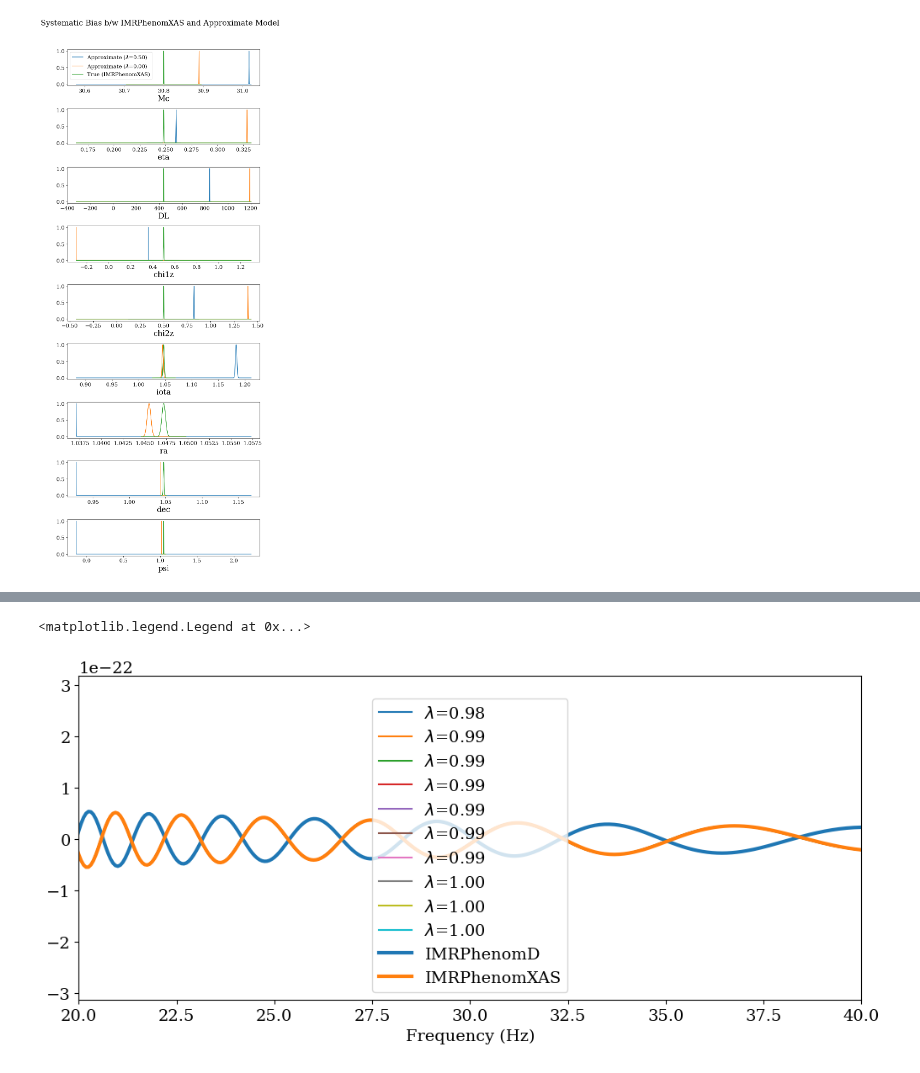
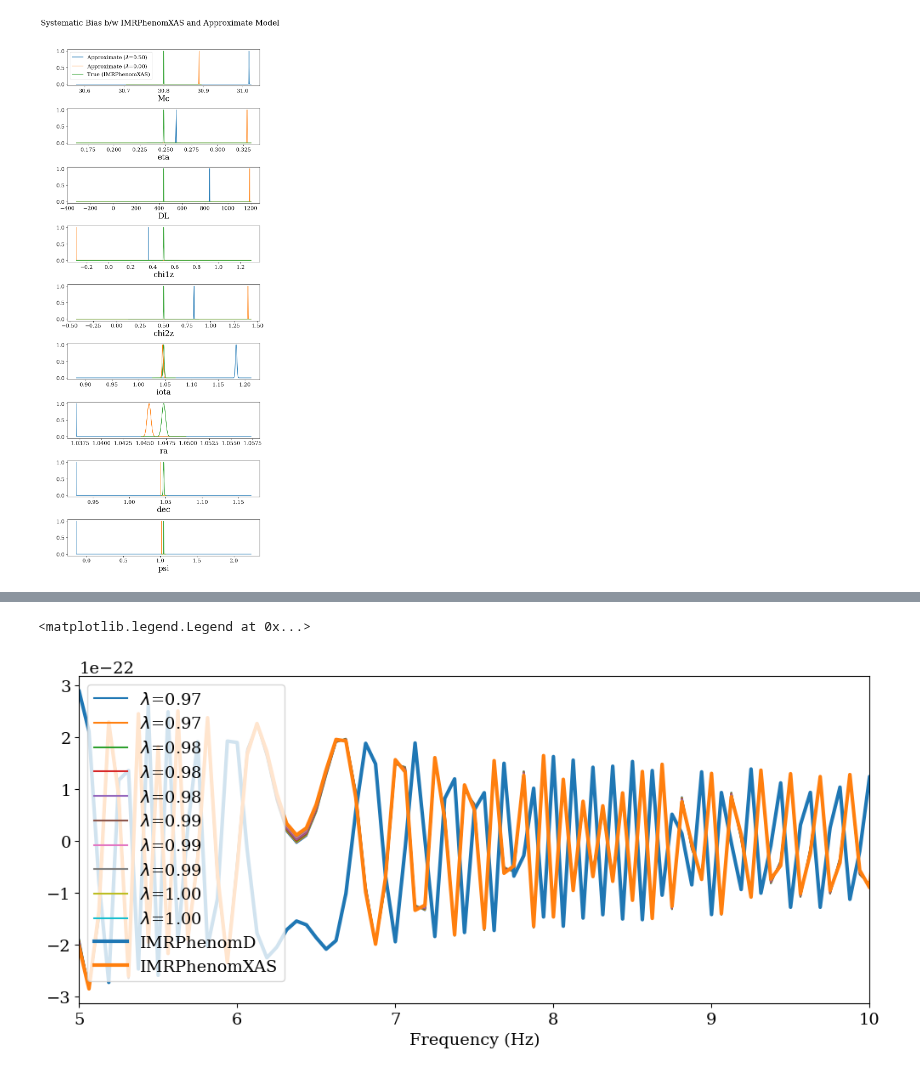
Before and after one commit to veome22/hybrid_waveforms, a Jupyter notebook: gwbench_dev_bias_calc.ipynb, the cells around one changed output, grey strips where cells are left out. Drawn from its saved outputs; the diff is of its cells as text; code cells hidden in the pictures.

Commit message:
Updated gw150914 plots

```diff
--- a/gwbench_dev_bias_calc.ipynb
+++ b/gwbench_dev_bias_calc.ipynb
@@ -71,8 +73,8 @@ def get_network_response(inj_params, network_spec = ['aLIGO_H','aLIGO_L','aLIGO_
     # # covariance matrices, error estimates, and inversion errors
     net.calc_errors(cond_sup=cond_num)
 
-    # # calculate the 90%-credible sky area (in deg)
-    # net.calc_sky_area_90()
+    wf_true = wfc.Waveform(wf_model_name = 'lal_bbh', wf_other_var_dic = {'approximant': 'IMRPhenomXAS'})
+    net.calc_cutler_vallisneri_bias(wf=wf_true)
 
     return net
 # %% [markdown]
@@ -278,7 +277,6 @@ def get_hybrid_network_response(inj_params, network_spec = ['aLIGO_H','aLIGO_L',
 
     # choose the desired waveform
     wf_model_name =  'lal_hybrid_bbh'
-    user_waveform = 'lal_hybrid_bbh_np'
     # pass the chosen waveform to the network for initialization
     net.set_wf_vars(wf_model_name, wf_other_var_dic = {'approximant1': approximant1,
                                                        'approximant2': approximant2
@@ -325,21 +323,22 @@ def get_hybrid_network_response(inj_params, network_spec = ['aLIGO_H','aLIGO_L',
     # # calculate the 90%-credible sky area (in deg)
     # net.calc_sky_area_90()
 
+    # compute the cutler-vallisneri bias with respect to the approximant1 waveform model
     wf_true = wfc.Waveform(wf_model_name = 'lal_bbh', wf_other_var_dic = {'approximant': approximant1})
     net.calc_cutler_vallisneri_bias(wf=wf_true)
 
     return net
 # %%
 inj_params = {
-    'Mc':    30.8,
-    'eta':   0.248,
+    'Mc':    Mc,
+    'eta':   eta,
     'chi1x': 0,
     'chi2x': 0,
     'chi1y': 0,
     'chi2y': 0,
-    'chi1z': 0.5,
-    'chi2z': 0.5,
-    'DL':    440,
+    'chi1z': a1,
+    'chi2z': a2,
+    'DL':    DL,
     'tc':    0,
     'phic':  0,
     'iota':  np.pi/3,
@@ -347,7 +346,7 @@ inj_params = {
     'dec':   np.pi/3,
     'psi':   np.pi/3,
     'gmst0': 0,
-    'hybr': 0.5
+    'hybr': 0.998
     }
 
 deriv_symbs_string = 'Mc eta DL chi1z chi2z iota ra dec psi'
@@ -433,7 +478,7 @@ plot_bias([net2_hybrid, net2], param_list)
 # %% [output]
 [figure]
 # %%
-lams = np.linspace(0.985, 1.0, 10)
+lams = np.linspace(0.97, 1.0, 10)
 hybrid_nets = []
 for lam in lams:
     inj_params['hybr'] = lam
@@ -461,19 +506,19 @@ for lam in lams:
 # %%
 f, ax= plt.subplots(nrows=1, figsize=(12,5))
 
 
 for net_ap in hybrid_nets:
     ax.plot(net_ap.f, np.real(net_ap.hfp), label=f"$\lambda$={net_ap.inj_params['hybr']:.2f}")
 
 ax.plot(net1.f, np.real(net2.hfp), lw=3, label="IMRPhenomD")
 ax.plot(net1.f, np.real(net1.hfp), lw=3, label="IMRPhenomXAS")
 
 ax.set_xlabel("Frequency (Hz)")
-ax.set_xlim(20, 40)
+ax.set_xlim(5, 10)
 ax.legend()
 # %% [output]
 <matplotlib.legend.Legend at 0x...>
-[figure, old version]
+[figure, new version]
 # %%
 plot_bias(hybrid_nets[::3], param_list)
 # %% [output]
```
Also changed, not shown: parts of 24 cells of this notebook, 1 other file.
